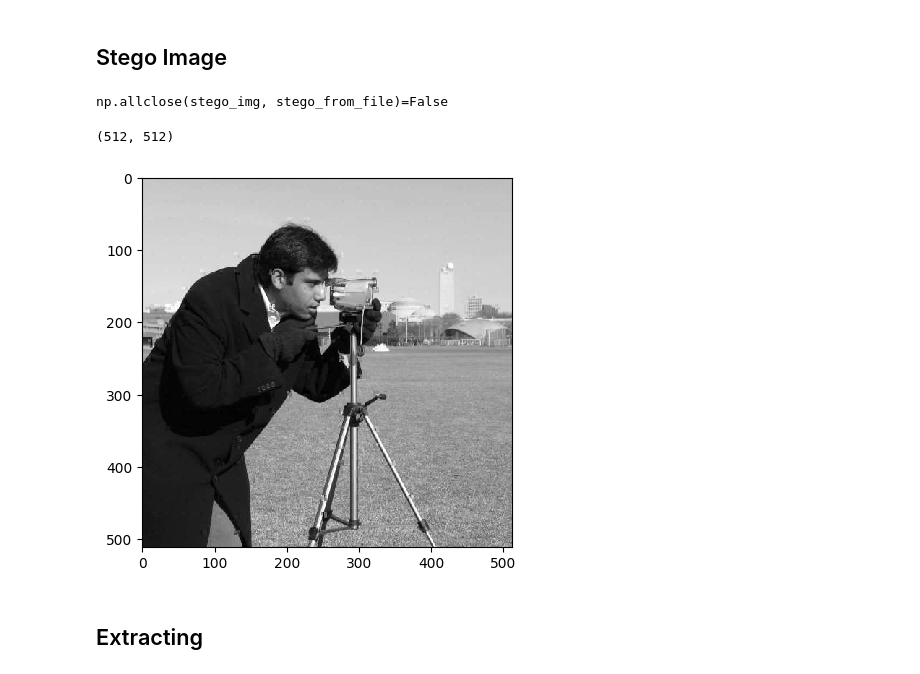
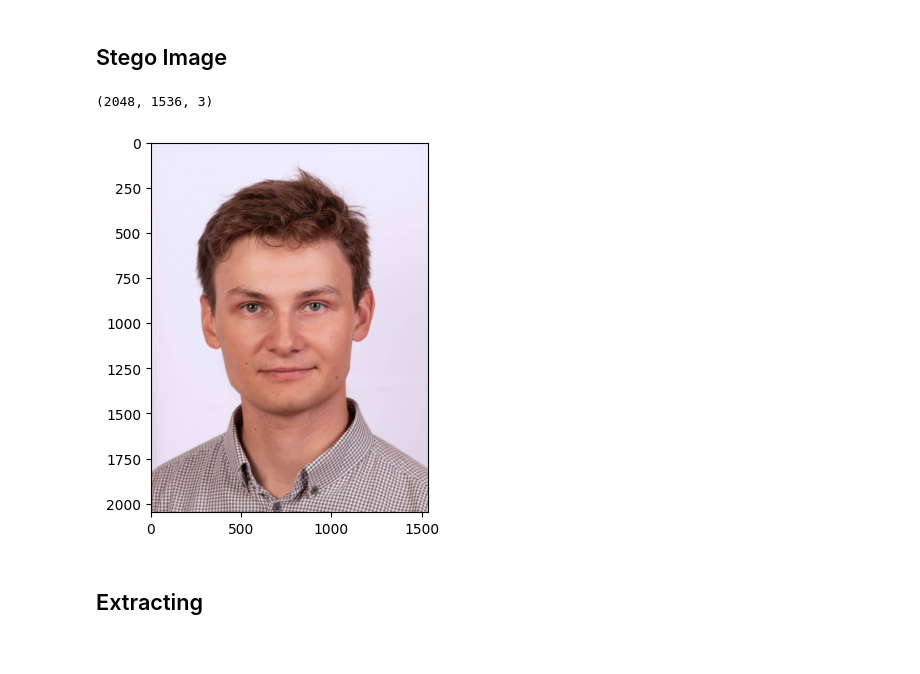
Before and after one commit to danielbaraniak/steganography, a Jupyter notebook: notebooks/stego.ipynb, the cells around one changed output. Drawn from its saved outputs; the diff is of its cells as text; code cells hidden in the pictures.

Commit message:
multi-color coding

```diff
--- a/notebooks/stego.ipynb
+++ b/notebooks/stego.ipynb
@@ -28,15 +32,2 @@ stego_img = stego_coder.encode(original, secret_message)
 # %% [markdown]
 ## Stego Image
-# %%
-plt.imshow(stego_img, interpolation="nearest", cmap=plt.cm.gray)
-cv2.imwrite("comp.jpg", stego_img, [int(cv2.IMWRITE_JPEG_QUALITY), 60])
-img = cv2.imread("comp.jpg")
-stego_from_file, g, b = cv2.split(img)
-print(f"{np.allclose(stego_img, stego_from_file)=}")
-stego_img = stego_from_file
-plt.imshow(stego_img, interpolation="nearest", cmap=plt.cm.gray)
-stego_img.shape
-# %% [output]
-np.allclose(stego_img, stego_from_file)=False
-(512, 512)
-[figure, removed]
@@ -43,3 +36,14 @@ np.allclose(stego_img, stego_from_file)=False
+# %%
+stego_img = cv2.imread("comp.jpg")
+
+image = cv2.cvtColor(stego_img, cv2.COLOR_BGR2RGB)
+pixels = np.array(image)
+plt.imshow(pixels)
+
+stego_img.shape
+# %% [output]
+(2048, 1536, 3)
+[figure, added]
 # %% [markdown]
 ## Extracting
 # %%
```
Also changed, not shown: parts of 6 cells of this notebook, 1 other file.
